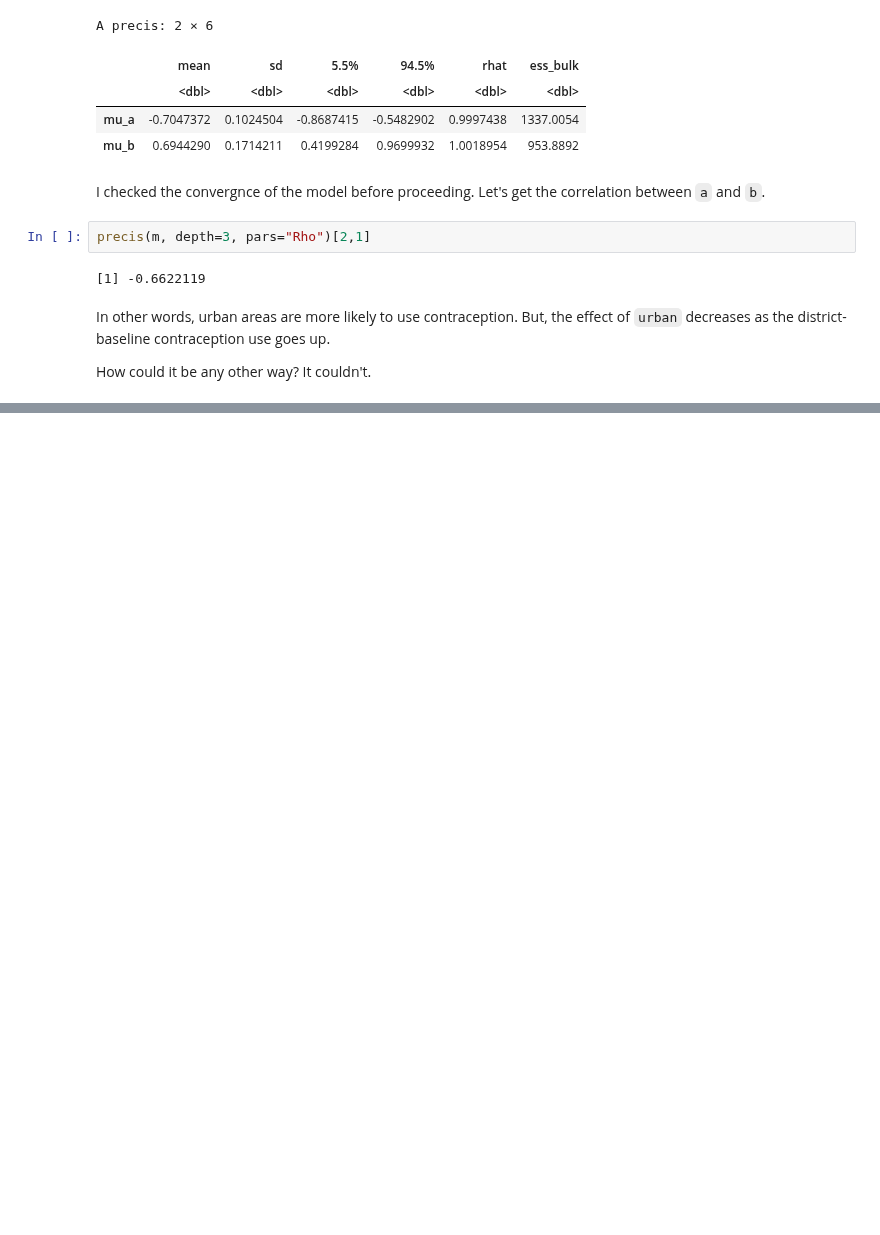
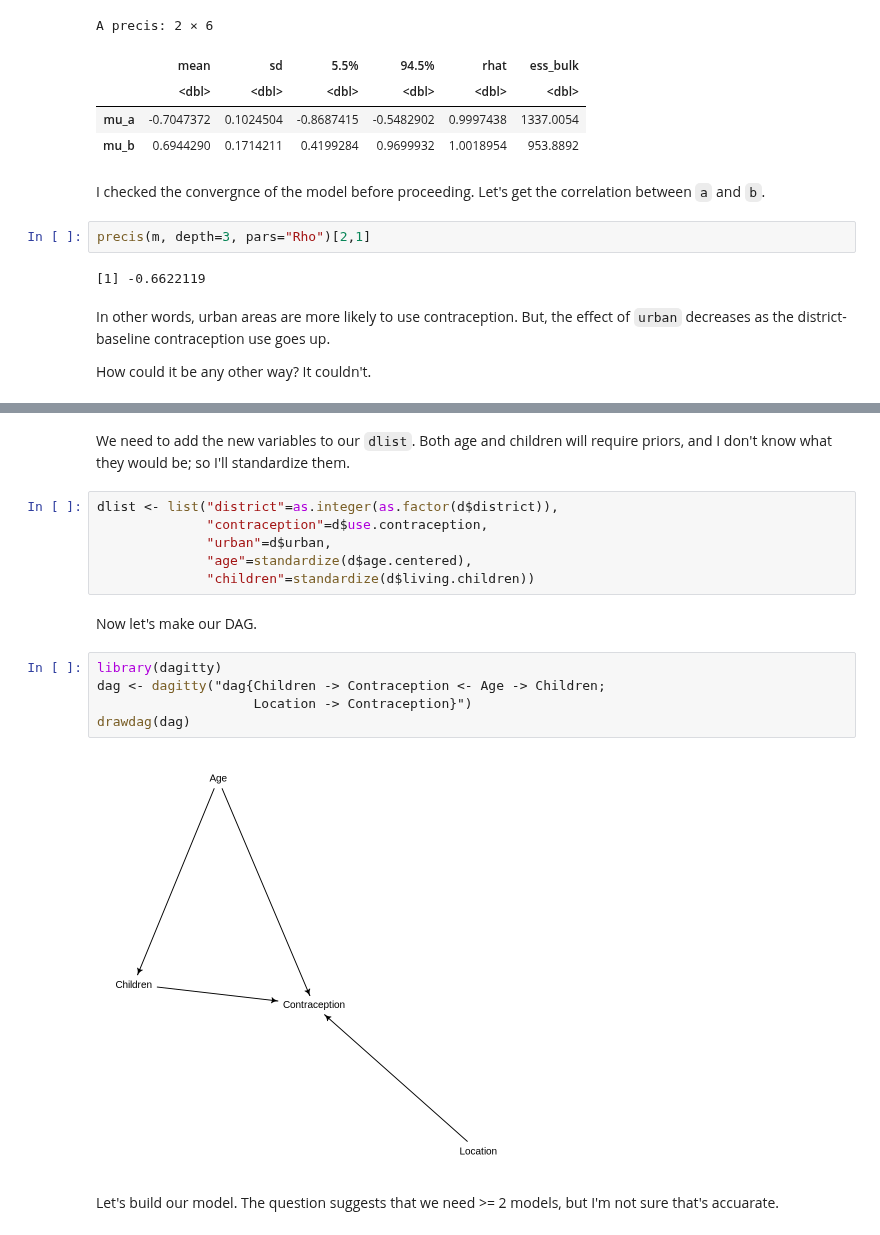
Before and after one commit to nicklausmillican/StatisticalRethinkingIISolutions, a Jupyter notebook: StatisticalRethinkingSolutions2_Ch14.ipynb, the cells around one changed output, grey strips where cells are left out. Saved outputs shown, nothing was run; the diff lists cells and outputs as text; blank space fills up the shorter version.

```diff
--- a/StatisticalRethinkingSolutions2_Ch14.ipynb
+++ b/StatisticalRethinkingSolutions2_Ch14.ipynb
@@ -1195,0 +1218,19 @@ How could it be any other way?  It couldn't.
+# %% [markdown]
+We need to add the new variables to our `dlist`.  Both age and children will require priors, and I don't know what they would be; so I'll standardize them.
+# %%
+dlist <- list("district"=as.integer(as.factor(d$district)),
+              "contraception"=d$use.contraception,
+              "urban"=d$urban,
+              "age"=standardize(d$age.centered),
+              "children"=standardize(d$living.children))
+# %% [markdown]
+Now let's make our DAG.
+# %%
+library(dagitty)
+dag <- dagitty("dag{Children -> Contraception <- Age -> Children;
+                    Location -> Contraception}")
+drawdag(dag)
+# %% [output]
+[figure, added]
+# %% [markdown]
+Let's build our model.  The question suggests that we need >= 2 models, but I'm not sure that's accuarate.
```
Also changed, not shown: parts of 8 cells of this notebook.
